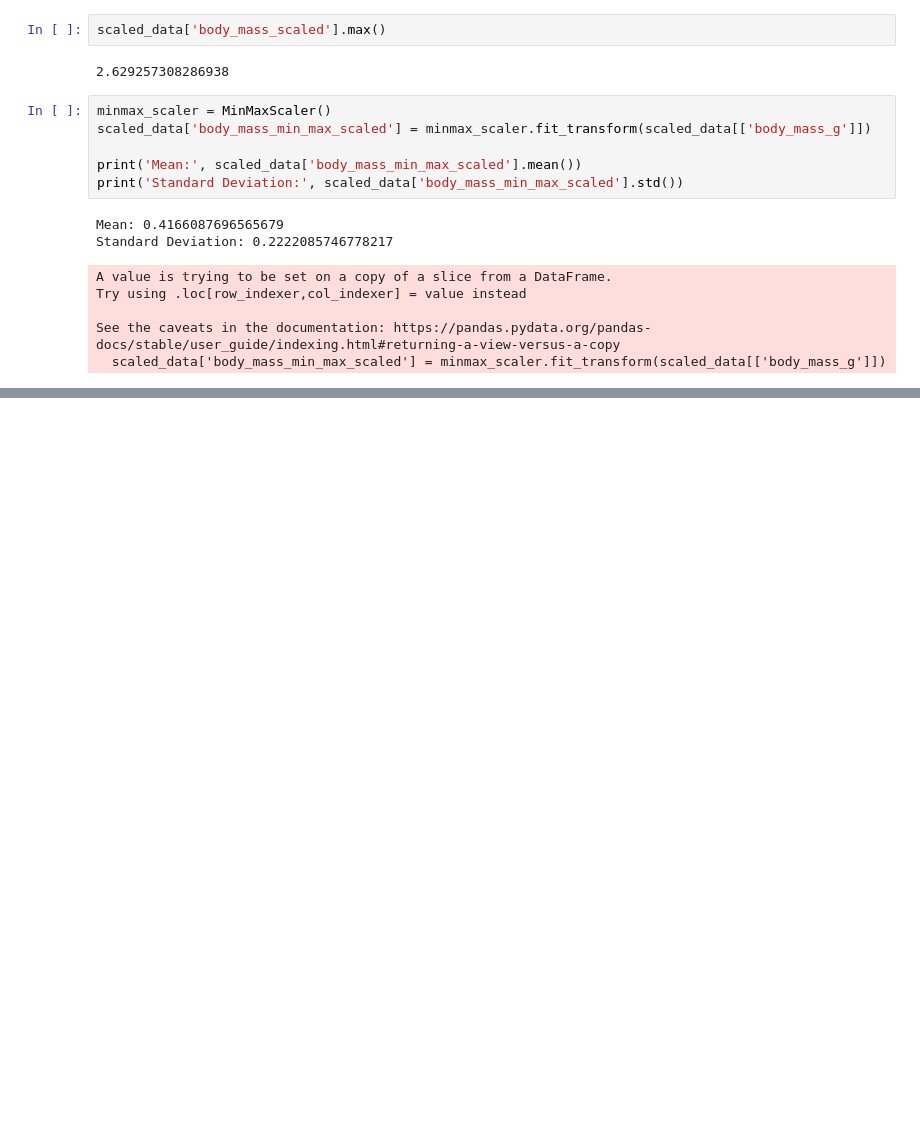
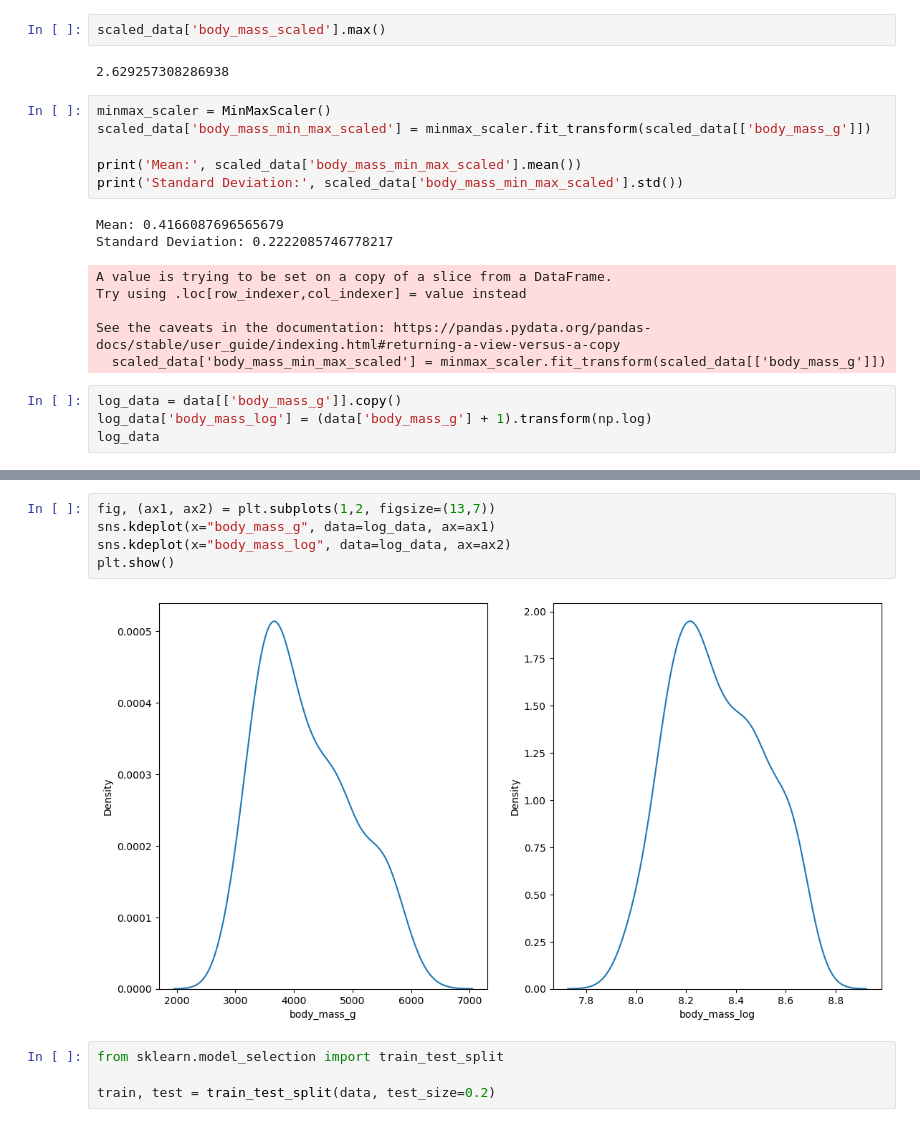
Before and after one commit to regan-mu/ADS-July-2023, a Jupyter notebook: 25 Data Preprocessing/classwork.ipynb, the cells around one changed output, grey strips where cells are left out. Drawn from its saved outputs; the diff is of its cells as text; blank space fills up the shorter version.

```diff
--- a/25 Data Preprocessing/classwork.ipynb
+++ b/25 Data Preprocessing/classwork.ipynb
@@ -283,3 +283,7 @@ Try using .loc[row_indexer,col_indexer] = value instead
 
 See the caveats in the documentation: https://pandas.pydata.org/pandas-docs/stable/user_guide/indexing.html#returning-a-view-versus-a-copy
   scaled_data['body_mass_min_max_scaled'] = minmax_scaler.fit_transform(scaled_data[['body_mass_g']])
+# %%
+log_data = data[['body_mass_g']].copy()
+log_data['body_mass_log'] = (data['body_mass_g'] + 1).transform(np.log)
+log_data
@@ -285,0 +304,11 @@ See the caveats in the documentation: https://pandas.pydata.org/pandas-docs/stab
+# %%
+fig, (ax1, ax2) = plt.subplots(1,2, figsize=(13,7))
+sns.kdeplot(x="body_mass_g", data=log_data, ax=ax1)
+sns.kdeplot(x="body_mass_log", data=log_data, ax=ax2)
+plt.show()
+# %% [output]
+[figure, added]
+# %%
+from sklearn.model_selection import train_test_split
+
+train, test = train_test_split(data, test_size=0.2)
```
Also changed, not shown: parts of 3 cells of this notebook, 4 other files.
